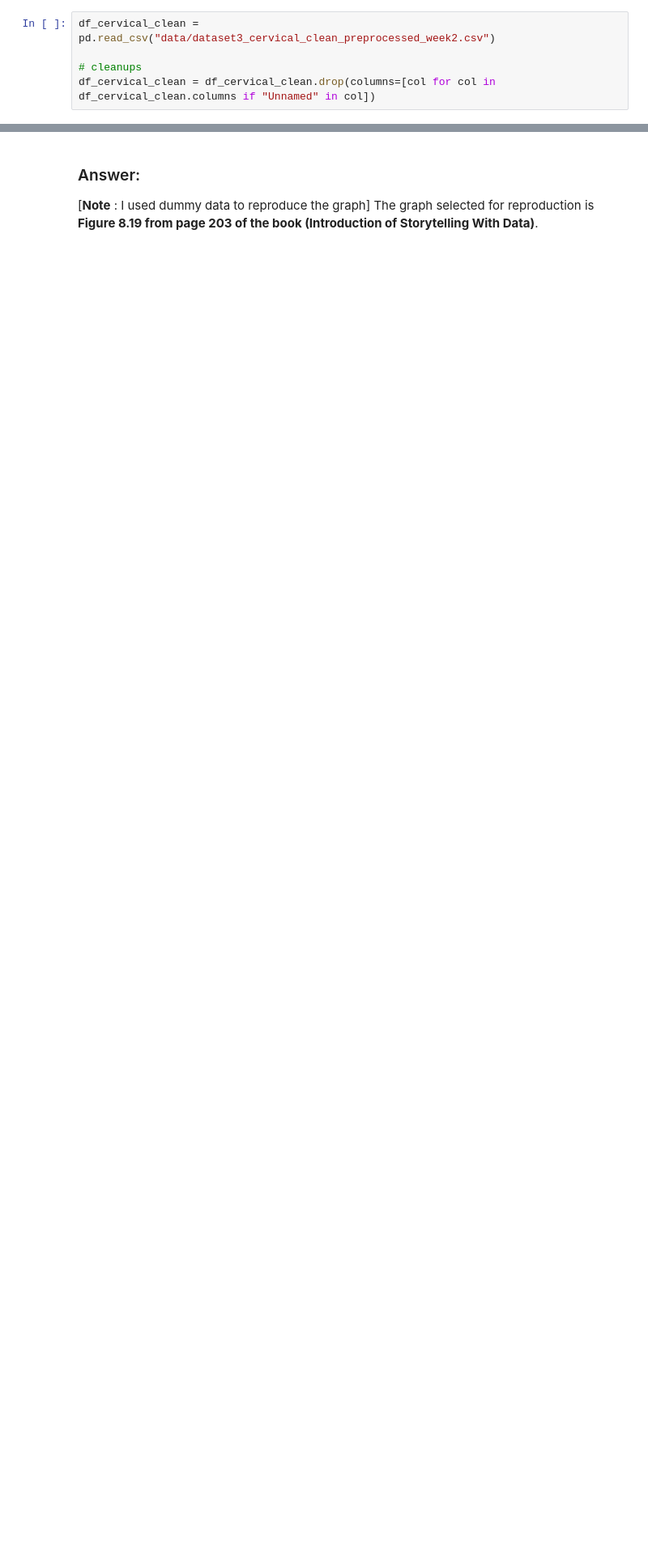
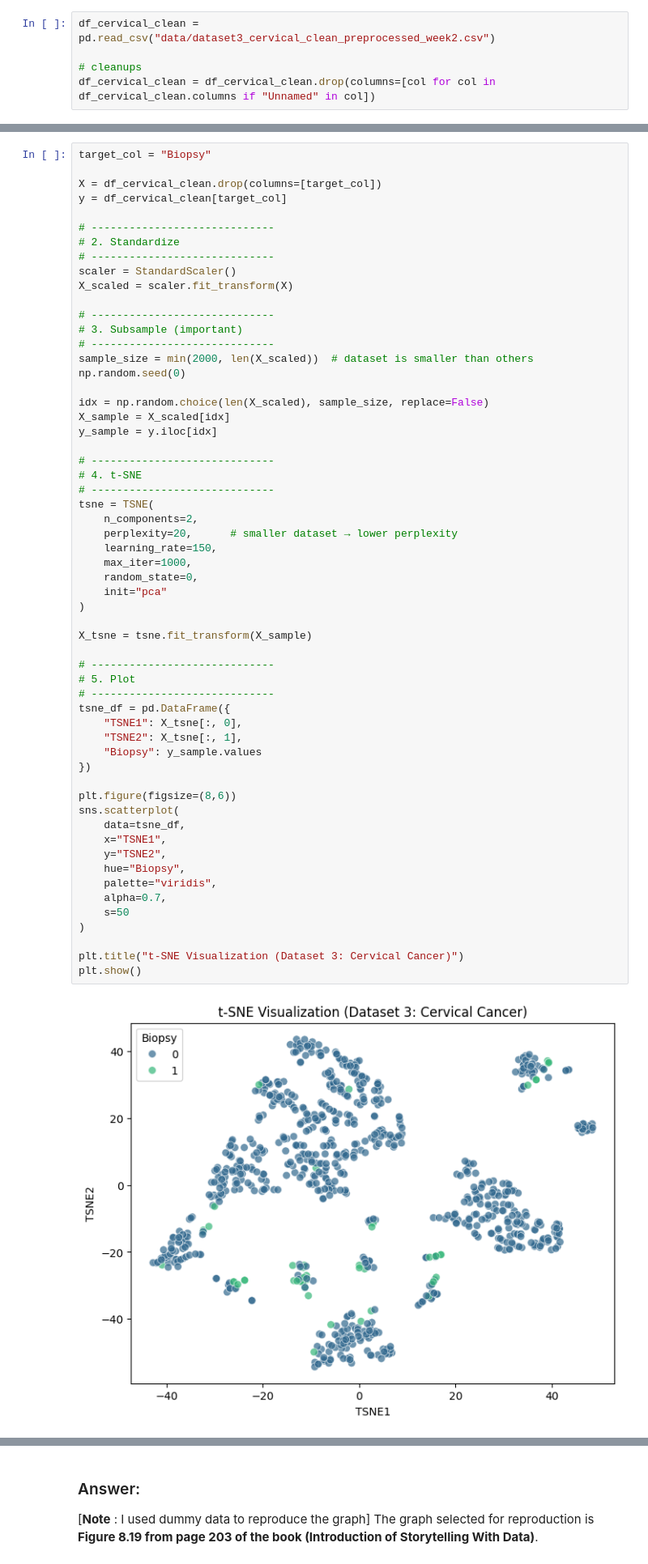
Before and after one commit to jasser-dh/Module-B-semester-2, a Jupyter notebook: OMDS-ModB2-Week12-Dhaouadi-Jasser.ipynb, the cells around one changed output, grey strips where cells are left out. Shown at 81% size. Drawn from its saved outputs; the diff is of its cells as text; blank space fills up the shorter version.

```diff
--- a/OMDS-ModB2-Week12-Dhaouadi-Jasser.ipynb
+++ b/OMDS-ModB2-Week12-Dhaouadi-Jasser.ipynb
@@ -104,0 +1007,60 @@ df_cervical_clean = df_cervical_clean.drop(columns=[col for col in df_cervical_c
+# %%
+target_col = "Biopsy"
+
+X = df_cervical_clean.drop(columns=[target_col])
+y = df_cervical_clean[target_col]
+
+# -----------------------------
+# 2. Standardize
+# -----------------------------
+scaler = StandardScaler()
+X_scaled = scaler.fit_transform(X)
+
+# -----------------------------
+# 3. Subsample (important)
+# -----------------------------
+sample_size = min(2000, len(X_scaled))  # dataset is smaller than others
+np.random.seed(0)
+
+idx = np.random.choice(len(X_scaled), sample_size, replace=False)
+X_sample = X_scaled[idx]
+y_sample = y.iloc[idx]
+
+# -----------------------------
+# 4. t-SNE
+# -----------------------------
+tsne = TSNE(
+    n_components=2,
+    perplexity=20,      # smaller dataset → lower perplexity
+    learning_rate=150,
+    max_iter=1000,
+    random_state=0,
+    init="pca"
+)
+
+X_tsne = tsne.fit_transform(X_sample)
+
+# -----------------------------
+# 5. Plot
+# -----------------------------
+tsne_df = pd.DataFrame({
+    "TSNE1": X_tsne[:, 0],
+    "TSNE2": X_tsne[:, 1],
+    "Biopsy": y_sample.values
+})
+
+plt.figure(figsize=(8,6))
+sns.scatterplot(
+    data=tsne_df,
+    x="TSNE1",
+    y="TSNE2",
+    hue="Biopsy",
+    palette="viridis",
+    alpha=0.7,
+    s=50
+)
+
+plt.title("t-SNE Visualization (Dataset 3: Cervical Cancer)")
+plt.show()
+# %% [output]
+[figure, added]
```
Also changed, not shown: parts of 24 cells of this notebook.
